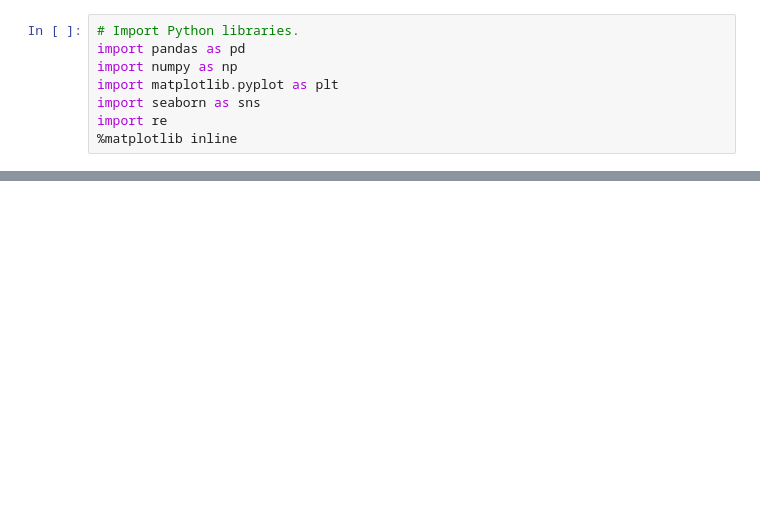
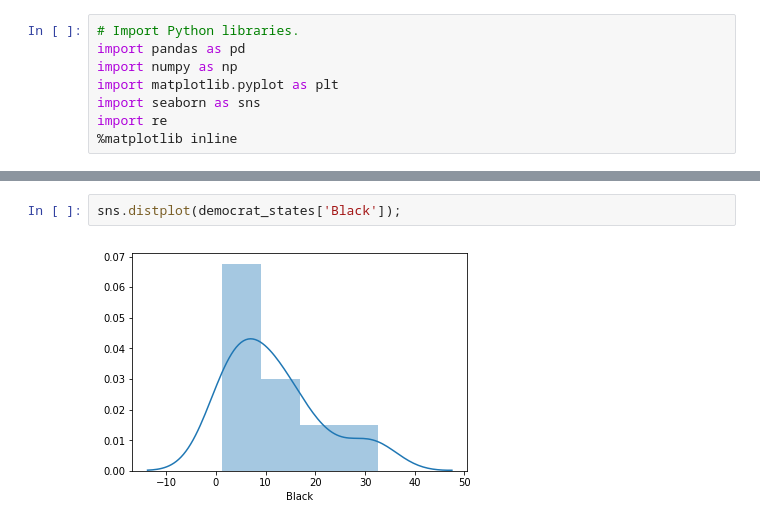
Before and after one commit to akim2034/Thinkful_DS_Bootcamp, a Jupyter notebook: Unit 1/Lesson 5 - Unit 1 Capstone/US Election 2016 Analysis - Unit 1 Capstone.ipynb, the cells around one changed output, grey strips where cells are left out. Drawn from its saved outputs; the diff is of its cells as text; blank space fills up the shorter version.

```diff
--- a/Unit 1/Lesson 5 - Unit 1 Capstone/US Election 2016 Analysis - Unit 1 Capstone.ipynb
+++ b/Unit 1/Lesson 5 - Unit 1 Capstone/US Election 2016 Analysis - Unit 1 Capstone.ipynb
@@ -61,0 +201,4 @@ sns.boxplot(county_facts['RHI425214']);
+# %%
+sns.distplot(democrat_states['Black']);
+# %% [output]
+[figure, added]
```
Also changed, not shown: parts of 32 cells of this notebook, 3 other files.
